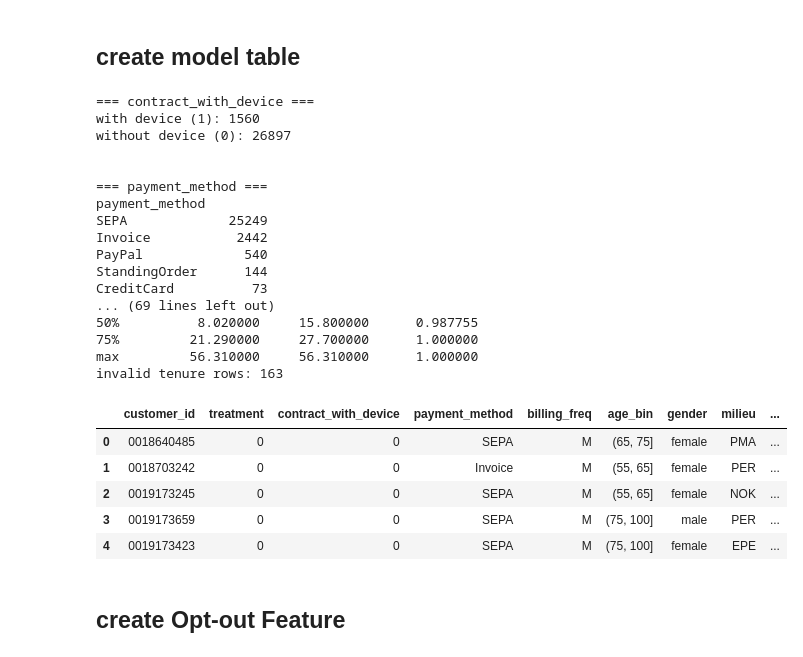
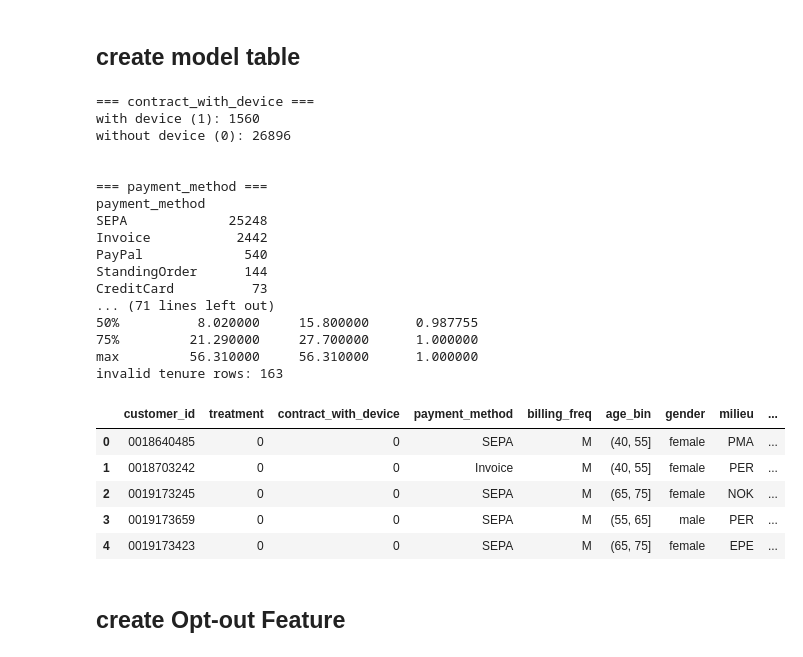
Before and after one commit to DariaL-git/Bachelorarbeit, a Jupyter notebook: modell/data_preparation.ipynb, the cells around one changed output. Drawn from its saved outputs; the diff is of its cells as text; code cells hidden in the pictures.

Commit message:
Model is ready

```diff
--- a/modell/data_preparation.ipynb
+++ b/modell/data_preparation.ipynb
@@ -74,6 +74,7 @@ df_kuend_clean = df_kuend[[
 df_kuend_clean = df_kuend_clean.rename(columns={
     "SAP GP Nummer": "customer_id",
     "letzter Abo - Auftrag: Kündigung erfasst am": "cancel_date",
+    "zuletzt aktiv Portal": "last_activity"
 })
 
 for col in df.columns:
@@ -104,6 +105,12 @@ df["end_date"] = pd.to_datetime(df["end_date"], errors="coerce", dayfirst=True)
 df_kuend_clean["cancel_date"] = pd.to_datetime(
     df_kuend_clean["cancel_date"], errors="coerce", dayfirst=True
 )
+df_kuend_clean["cancel_date"] = pd.to_datetime(
+    df_kuend_clean["cancel_date"], errors="coerce", dayfirst=True
+)
+df_kuend_clean["last_activity"] = pd.to_datetime(
+    df_kuend_clean["last_activity"], errors="coerce", dayfirst=True
+)
 
 # inspect column types
 print(df.dtypes)
@@ -213,7 +220,7 @@ problem_rows.sort_values("customer_id").head(20)
 
 # --- remove invalid rows ---
 
-df_clean = df[
+df = df[
     (~future_start) &
     (~future_cancel) &
     (~wrong_order)
@@ -633,28 +648,34 @@ print(df_model["billing_freq"].value_counts())
 
 
 
-# create "age" feature based on birth_date
+# create "age_bin" feature based on birth_date
 
 df_model = df_model.merge(
-    df_features_raw[["customer_id", "birth_date"]],
+    df_features_raw[["customer_id", "age"]],
     on="customer_id",
     how="left"
 )
 
 bins = [18, 40, 55, 65, 75, 100]
-df_model["age_bin"] = pd.cut(df_features_raw["age"], bins=bins)
+
+df_model["age_bin"] = pd.cut(df_model["age"], bins=bins)
+
 df_model["age_bin"] = (
     df_model["age_bin"]
     .cat.add_categories("unknown")
     .fillna("unknown")
 )
-df_model = df_model.drop(columns=["birth_date"])
+
+df_model = df_model.drop(columns=["age"])
 df_model["age_bin"] = df_model["age_bin"].astype("category")
+
 
 # report
 
 print("\n=== age_bin ===")
 print(df_model["age_bin"].value_counts(dropna=False))
+print(df_model.shape)
+print(df_model["customer_id"].duplicated().sum())
 
 
 
@@ -747,6 +768,15 @@ df_model = df_model.merge(
     on="customer_id",
     how="left"
 )
+today = pd.Timestamp("2026-04-19")
+
+df_model["tenure_years"] = (
+    (today - df_model["tenure_start_date"]).dt.days / 365
+).round(2)
+
+df_model["tenure_years"] = df_model["tenure_years"].clip(lower=0)
+
+df_model["tenure_start_missing"] = df_model["tenure_start_date"].isna().astype(int)
 
 # remove invalid legacy placeholder dates
 invalid_tenure = df_model["tenure_start_date"] < pd.Timestamp("1970-01-01")
@@ -759,41 +789,47 @@ df_model.loc[
 # create tenure ratio
 df_model["tenure_ratio"] = df_model["current_tenure"] / df_model["total_tenure"]
 
 df_model.loc[
     (df_model["total_tenure"].isna()) | (df_model["total_tenure"] == 0),
     "tenure_ratio"
 ] = pd.NA
 
+df_model = df_model.drop(columns=["tenure_start_date"])
+
 # report
 print("\n=== tenure ===")
 print(df_model[["current_tenure", "total_tenure", "tenure_ratio"]].describe())
 print("invalid tenure rows:", invalid_tenure.sum())
 
+
+
+
+
 df_model.head(5)
 # %% [output]
 === contract_with_device ===
 with device (1): 1560
-without device (0): 26897
+without device (0): 26896
 
 
 === payment_method ===
 payment_method
-SEPA             25249
+SEPA             25248
 Invoice           2442
 PayPal             540
 StandingOrder      144
 CreditCard          73
-... (69 lines left out)
+... (71 lines left out)
 50%          8.020000     15.800000      0.987755
 75%         21.290000     27.700000      1.000000
 max         56.310000     56.310000      1.000000
 invalid tenure rows: 163
 |  | customer_id | treatment | contract_with_device | payment_method | billing_freq | age_bin | gender | milieu | ... |
-| 0 | 0018640485 | 0 | 0 | SEPA | M | (65, 75] | female | PMA | ... |
-| 1 | 0018703242 | 0 | 0 | Invoice | M | (55, 65] | female | PER | ... |
-| 2 | 0019173245 | 0 | 0 | SEPA | M | (55, 65] | female | NOK | ... |
-| 3 | 0019173659 | 0 | 0 | SEPA | M | (75, 100] | male | PER | ... |
-| 4 | 0019173423 | 0 | 0 | SEPA | M | (75, 100] | female | EPE | ... |
+| 0 | 0018640485 | 0 | 0 | SEPA | M | (40, 55] | female | PMA | ... |
+| 1 | 0018703242 | 0 | 0 | Invoice | M | (40, 55] | female | PER | ... |
+| 2 | 0019173245 | 0 | 0 | SEPA | M | (65, 75] | female | NOK | ... |
+| 3 | 0019173659 | 0 | 0 | SEPA | M | (55, 65] | male | PER | ... |
+| 4 | 0019173423 | 0 | 0 | SEPA | M | (65, 75] | female | EPE | ... |
 # %% [markdown]
 ## create Opt-out Feature
 # %% [markdown]
```
Also changed, not shown: parts of 77 cells of this notebook.
